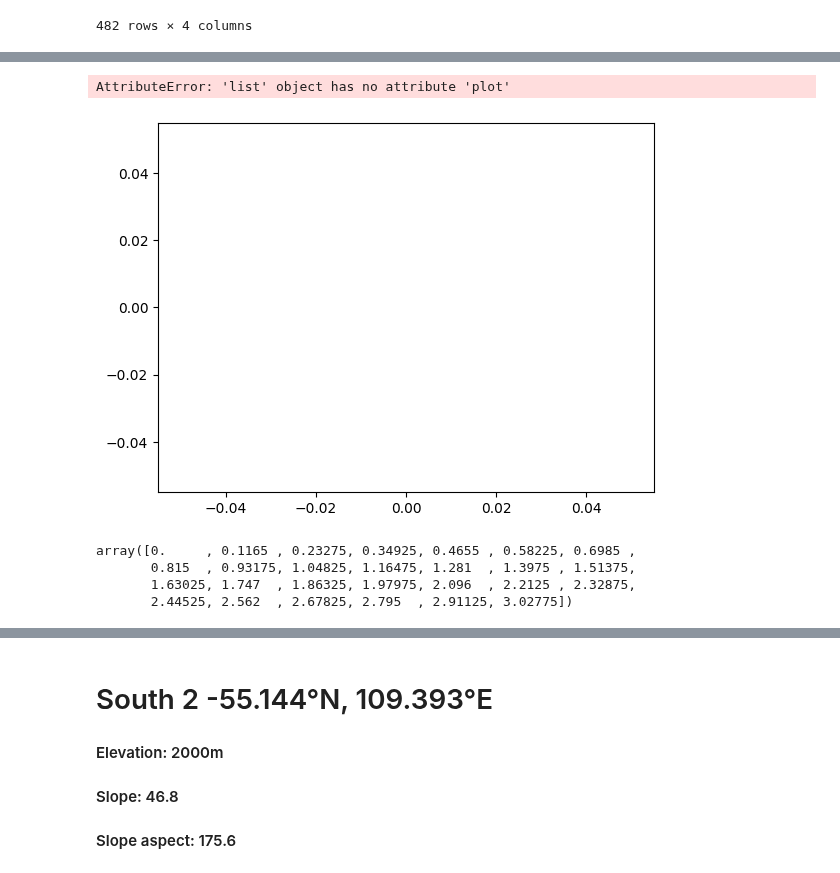
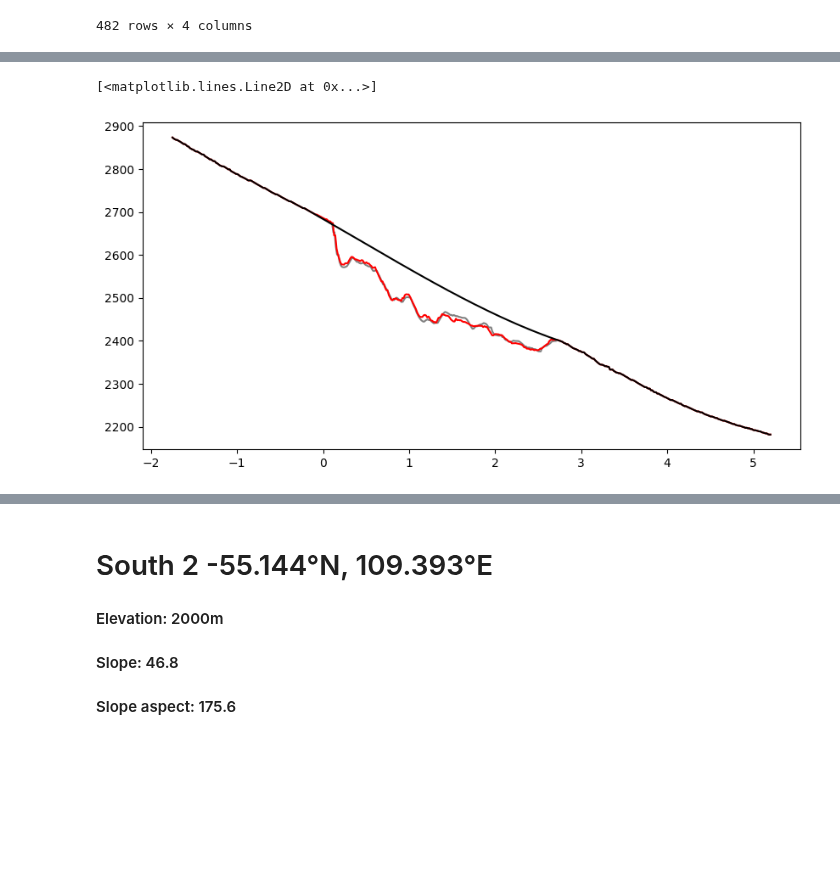
Before and after one commit to lsperezm/Martian_Icy_Scarps, a Jupyter notebook: Code/New_Scarps.ipynb, the cells around one changed output, grey strips where cells are left out. Cells and saved outputs as stored; diff of their text form; code cells hidden in the pictures; blank space fills up the shorter version.

```diff
--- a/Code/New_Scarps.ipynb
+++ b/Code/New_Scarps.ipynb
@@ -536,15 +537,16 @@ plt.show()
+# %%
+x0, x1 =1.6, 4.5   # límites de la depresión (AJUSTA)
+mask = (distS1_cont < x0) | (distS1_cont > x1)
+# %%
+idx = np.argsort(distS1_cont[mask])
+spline = UnivariateSpline(distS1_cont[mask][idx],elevationS1_cont[mask][idx],k=3,s=0)
+continuum = spline(distS1_cont)
 # %%
-ax = plt.plot( figsize=(10, 10))
+fig,ax = plt.subplots( figsize=(10, 5))
 ax.plot(distS1_d1[:-25]-0.04, elevationS1_d1[:-25]-20, color='gray', linewidth=1.5,label='Profile d')
 ax.plot(distS1_cont-1.75, elevationS1_cont-16, color='red', linewidth=1.5)
+ax.plot(distS1_cont-1.75,continuum-16,color='black')
+#ax.set_ylim(2150,2950)
 # %% [output]
-AttributeError: 'list' object has no attribute 'plot'
+[<matplotlib.lines.Line2D at 0x...>]
-[figure, old version]
+[figure, new version]
-# %%
-mean_distS1=np.mean([distS1_1, distS1_2,distS1_3, distS1_4],axis=0)
-mean_distS1
-# %% [output]
-array([0.     , 0.1165 , 0.23275, 0.34925, 0.4655 , 0.58225, 0.6985 ,
-       0.815  , 0.93175, 1.04825, 1.16475, 1.281  , 1.3975 , 1.51375,
-       1.63025, 1.747  , 1.86325, 1.97975, 2.096  , 2.2125 , 2.32875,
-       2.44525, 2.562  , 2.67825, 2.795  , 2.91125, 3.02775])
```
Also changed, not shown: parts of 11 cells of this notebook, 1 other file.
